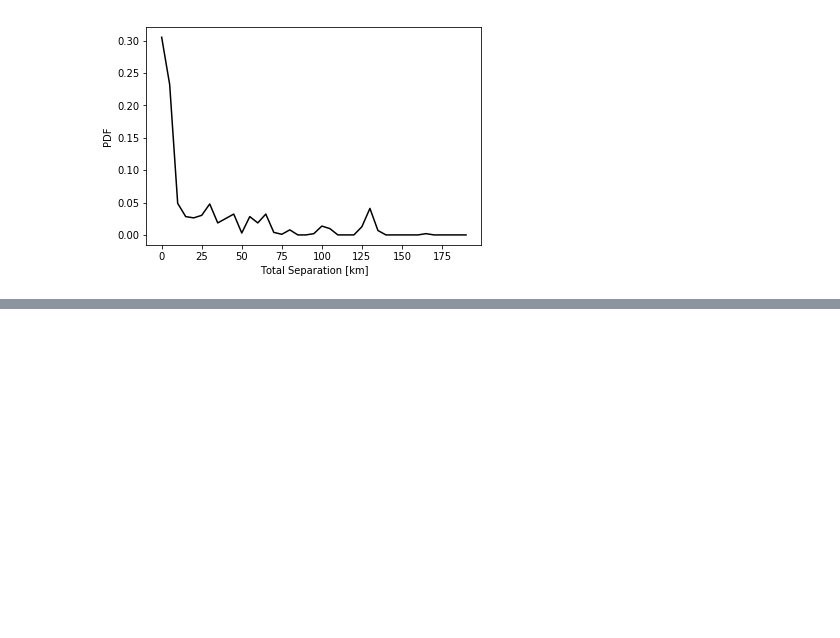
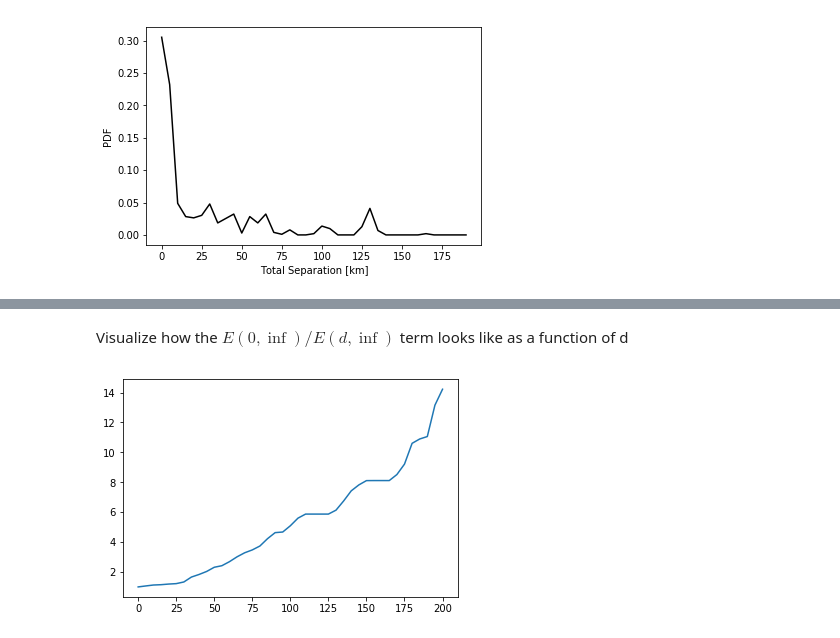
Before and after one commit to mshumko/ac6_microburst_scale_sizes, a Jupyter notebook: stats/Microburst_CDF.ipynb, the cells around one changed output, grey strips where cells are left out. Saved outputs shown, nothing was run; the diff lists cells and outputs as text; code cells hidden in the pictures; blank space fills up the shorter version.

Commit message:
Implemented Arlo's idea of the CDF. Need to find a way to get errorbars in there. In addition, I need to write code that plots microburst detections at various separations.

```diff
--- a/stats/Microburst_CDF.ipynb
+++ b/stats/Microburst_CDF.ipynb
@@ -132,0 +148,3 @@ if WRITE_CDF_TO_FILE:
+# %%
+EXPOSURE_PATH = '/home/mike/research/ac6_microburst_scale_sizes/data/norm/ac6_norm_all.csv'
+E = pd.read_csv(EXPOSURE_PATH, index_col=0)
@@ -132,0 +161,8 @@ if WRITE_CDF_TO_FILE:
+# %% [markdown]
+Visualize how the $E(0, \inf)/E(d, \inf)$ term looks like as a function of d
+# %%
+weights = [E.loc[0:500].sum()/E.loc[d:500].sum() for d in range(0, 201, 5)]
+# %%
+plt.plot(E.loc[0:200].index, weights);
+# %% [output]
+[figure, added]
```
Also changed, not shown: parts of 11 cells of this notebook.
